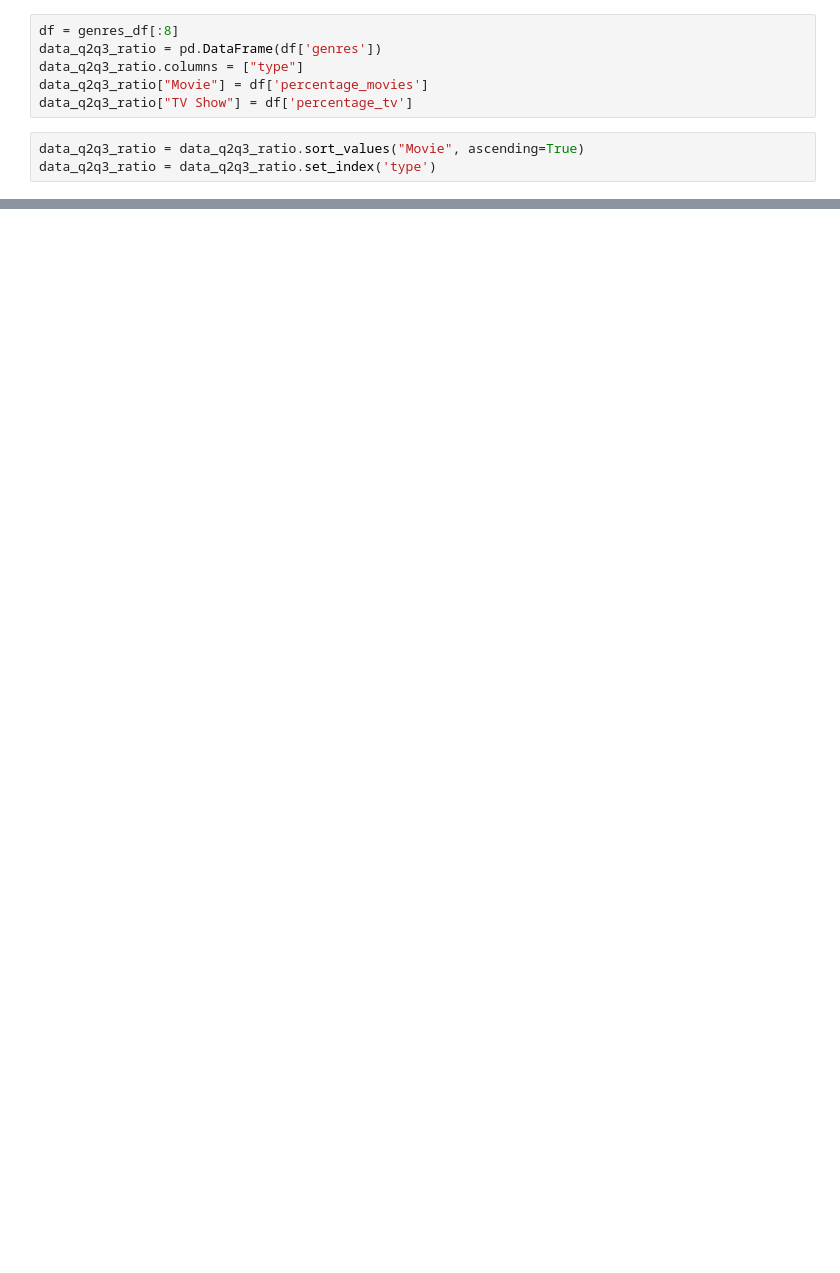
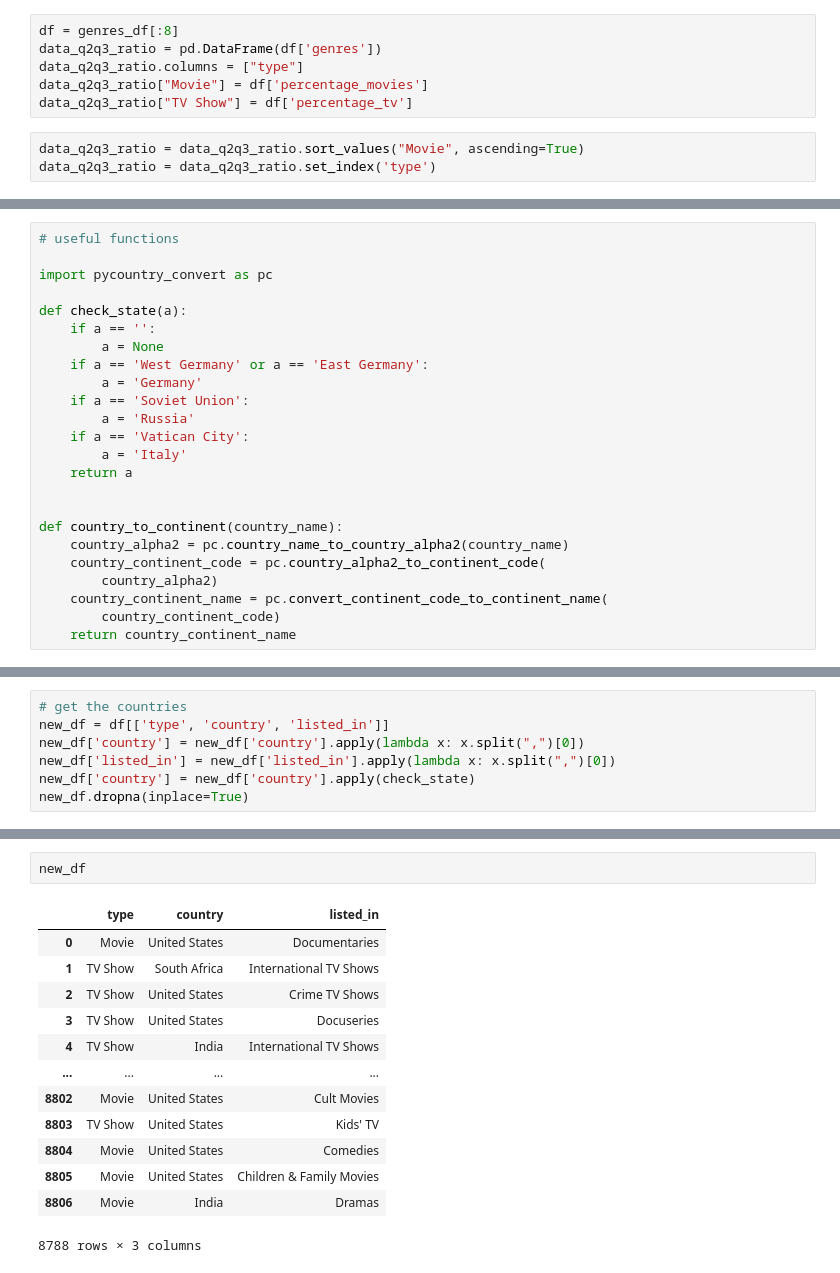
Before and after one commit to dario-coscia/netflix-viz, a Jupyter notebook: netflix.ipynb, the cells around one changed output, grey strips where cells are left out. Cells and saved outputs as stored; diff of their text form; blank space fills up the shorter version.

```diff
--- a/netflix.ipynb
+++ b/netflix.ipynb
@@ -467,0 +291,24 @@ Text(0.5, 1.0, 'Mexico')
+# %%
+# useful functions
+
+import pycountry_convert as pc
+
+def check_state(a):
+    if a == '':
+        a = None
+    if a == 'West Germany' or a == 'East Germany':
+        a = 'Germany'
+    if a == 'Soviet Union':
+        a = 'Russia'
+    if a == 'Vatican City':
+        a = 'Italy'
+    return a
+
+
+def country_to_continent(country_name):
+    country_alpha2 = pc.country_name_to_country_alpha2(country_name)
+    country_continent_code = pc.country_alpha2_to_continent_code(
+        country_alpha2)
+    country_continent_name = pc.convert_continent_code_to_continent_name(
+        country_continent_code)
+    return country_continent_name
@@ -467,0 +396,7 @@ Text(0.5, 1.0, 'Mexico')
+# %%
+# get the countries
+new_df = df[['type', 'country', 'listed_in']]
+new_df['country'] = new_df['country'].apply(lambda x: x.split(",")[0])
+new_df['listed_in'] = new_df['listed_in'].apply(lambda x: x.split(",")[0])
+new_df['country'] = new_df['country'].apply(check_state)
+new_df.dropna(inplace=True)
@@ -467,0 +421,16 @@ Text(0.5, 1.0, 'Mexico')
+# %%
+new_df
+# %% [output]
+|  | type | country | listed_in |
+| 0 | Movie | United States | Documentaries |
+| 1 | TV Show | South Africa | International TV Shows |
+| 2 | TV Show | United States | Crime TV Shows |
+| 3 | TV Show | United States | Docuseries |
+| 4 | TV Show | India | International TV Shows |
+| ... | ... | ... | ... |
+| 8802 | Movie | United States | Cult Movies |
+| 8803 | TV Show | United States | Kids' TV |
+| 8804 | Movie | United States | Comedies |
+| 8805 | Movie | United States | Children & Family Movies |
+| 8806 | Movie | India | Dramas |
+8788 rows × 3 columns
```
Also changed, not shown: parts of 24 cells of this notebook.
